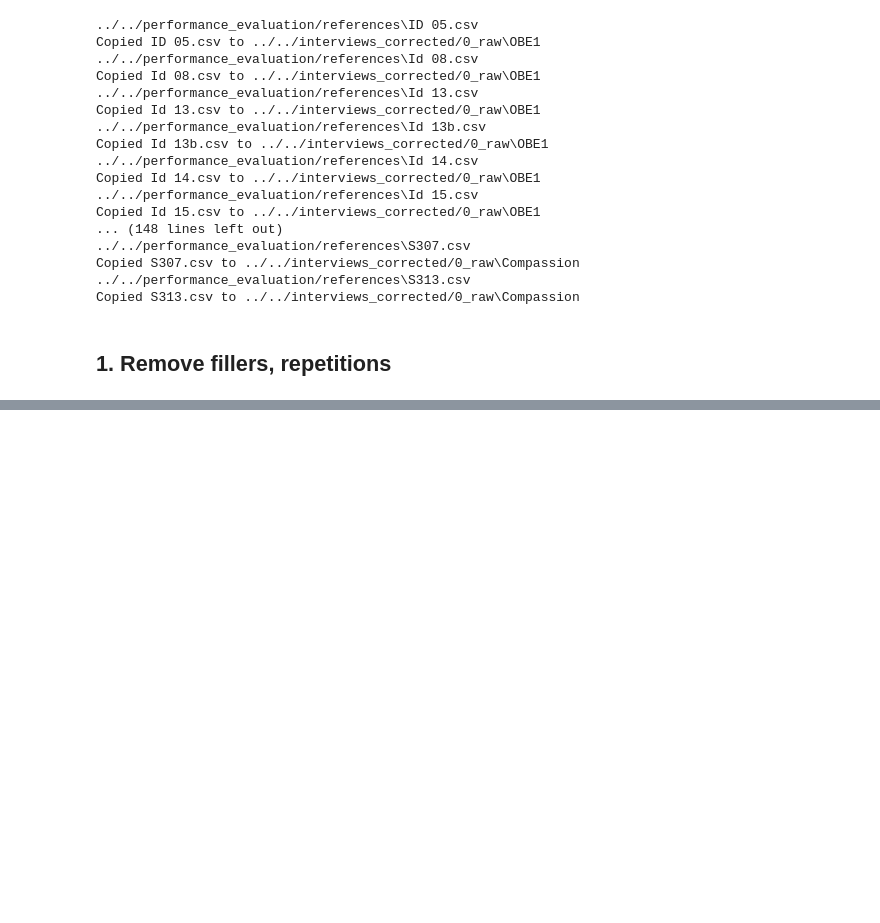
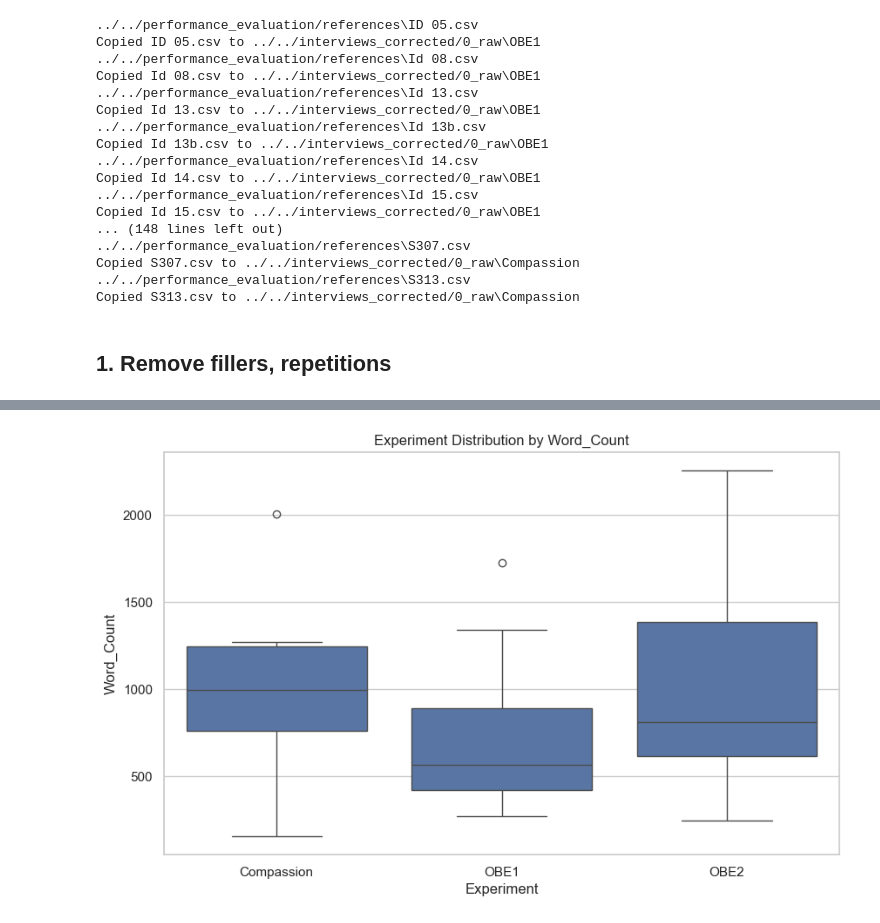
Before and after one commit to AfroDeivid/automatic-interviews-processing, a Jupyter notebook: src/analysis/analysis.ipynb, the cells around one changed output, grey strips where cells are left out. Saved outputs shown, nothing was run; the diff lists cells and outputs as text; code cells hidden in the pictures; blank space fills up the shorter version.

```diff
--- a/src/analysis/analysis.ipynb
+++ b/src/analysis/analysis.ipynb
@@ -51,0 +94,4 @@ clean_files(source_directory, destination_directory, text_format=True)
+# %%
+box_plot(aggregate_counts(combined_df,["Experiment","Id"]), 'Experiment', 'Word_Count')
+# %% [output]
+[figure, added]
```
Also changed, not shown: parts of 19 cells of this notebook, 5 other files.
